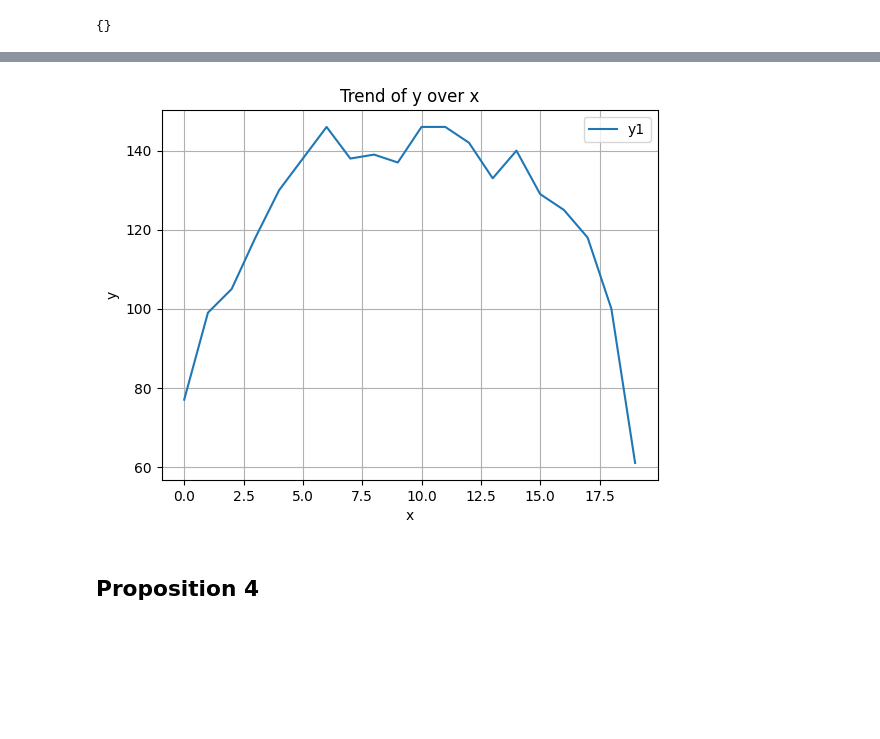
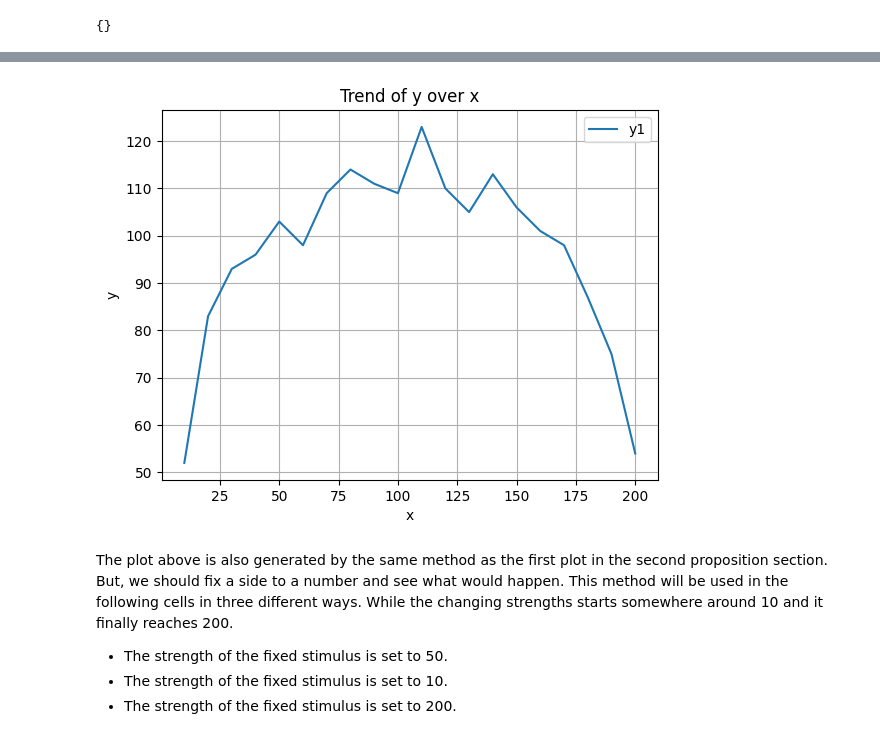
Before and after one commit to MrezBgh/xc, a Jupyter notebook: 044_pomdp_LeveltPropositions.ipynb, the cells around one changed output, grey strips where cells are left out. Drawn from its saved outputs; the diff is of its cells as text; code cells hidden in the pictures; blank space fills up the shorter version.

```diff
--- a/044_pomdp_LeveltPropositions.ipynb
+++ b/044_pomdp_LeveltPropositions.ipynb
@@ -1124,0 +1164,12 @@ plt.show()
+# %%
+Strength = 50
+meanlist = [[],[]]
+x = []
+for i in range(10, 201, 10):
+    # print(i)
+    rewdom, rewdom2, c1,  obs_noise, p_stay, gamma, future_steps, switching_cost = i, 50, -3, np.array([0.02, 0.1]), 0.65, 0, 0, 3
+    output1= rivalry_dynamics(rewdom,rewdom2,  c1,  obs_noise, p_stay, gamma, future_steps, switching_cost)
+    duration2[i] = output1
+    # print(output1,output2)
+    meanlist[0].append(output1[0])
+    meanlist[1].append(output1[1])
@@ -1140,7 +1216,7 @@ def rivalry_dynamics(rewdom, rewdom2, c1, obs_noise, p_stay, gamma, future_steps
 
 
     future_steps = future_steps
-    iterations = 2500
+    iterations = 2000
     counter = 2500
     switching_cost = switching_cost
     time, actlist  = test_pomdp_value_iteration(actions, rewards, transitions, states, p_stay, sigmaAttention, gamma, future_steps, iterations, switching_cost, Initial_loc,counter)
@@ -1213,21 +1289,25 @@ for i in range(10, 201, 10):
 # %%
 
 # Data
-x = np.array([i for i in range(0,20)])
+x = np.array([i for i in range(10,201, 10)])
 y1 = (np.array(alternation[0]))
 # y2 = (np.array(alternation[1]))
 
 plt.plot(x, y1, label='y1')  # first line
 # plt.plot(x, y2, label='y2')  # second line
 # Plot
 # plt.plot(x, log_y)  # line with markers at each point
 plt.title("Trend of y over x")
 plt.xlabel("x")
 plt.ylabel("y")
 plt.legend()
 plt.grid(True)
 plt.show()
 # %% [output]
-[figure, old version]
+[figure, new version]
-# %% [markdown]
-## Proposition 4
+# %% [markdown]
+The plot above is also generated by the same method as the first plot in the second proposition section. But, we should fix a side to a number and see what would happen. This method will be used in the following cells in three different ways.
+While the changing strengths starts somewhere around 10 and it finally reaches 200.
+* The strength of the fixed stimulus is set to 50.
+* The strength of the fixed stimulus is set to 10.
+* The strength of the fixed stimulus is set to 200.
```
Also changed, not shown: parts of 26 cells of this notebook.
